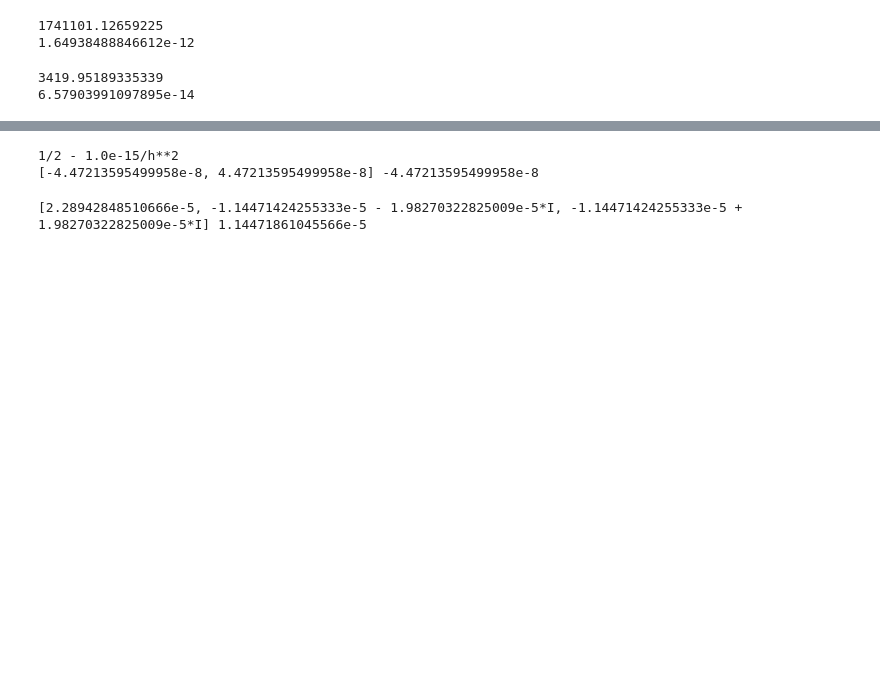
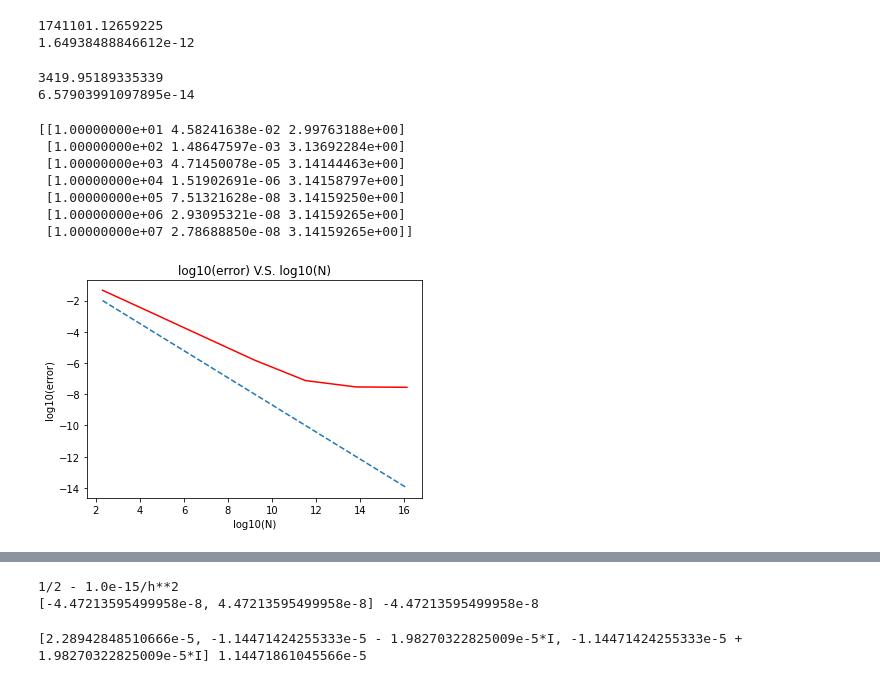
Before and after one commit to Bear900514/astr660, a Jupyter notebook: Hw2/HW2.ipynb, the cells around one changed output, grey strips where cells are left out. Saved outputs shown, nothing was run; the diff lists cells and outputs as text; code cells hidden in the pictures; blank space fills up the shorter version.

```diff
--- a/Hw2/HW2.ipynb
+++ b/Hw2/HW2.ipynb
@@ -176,3 +176,25 @@ print(error)
 # %% [output]
 3419.95189335339
 6.57903991097895e-14
+# %%
+#Ex4.1
+A=np.loadtxt('pi_error0.dat')
+print(A)
+Y=1/((A[:,0])**(2))
+plt.plot(np.log(A[:,0]),np.log10(A[:,1]),'r',label='compute error')
+plt.plot(np.log(A[:,0]),np.log10(Y),'--',label='expect scaling')
+plt.xlabel('log10(N)')
+plt.ylabel('log10(error)')
+#plt.rcParams['figure.figsize'] = [15,5]
+plt.title('log10(error) V.S. log10(N)')
+plt.savefig('plot4.1.png')
+plt.show()
+# %% [output]
+[[1.00000000e+01 4.58241638e-02 2.99763188e+00]
+ [1.00000000e+02 1.48647597e-03 3.13692284e+00]
+ [1.00000000e+03 4.71450078e-05 3.14144463e+00]
+ [1.00000000e+04 1.51902691e-06 3.14158797e+00]
+ [1.00000000e+05 7.51321628e-08 3.14159250e+00]
+ [1.00000000e+06 2.93095321e-08 3.14159265e+00]
+ [1.00000000e+07 2.78688850e-08 3.14159265e+00]]
+[figure, added]
```
Also changed, not shown: parts of 2 cells of this notebook, 4 other files.
